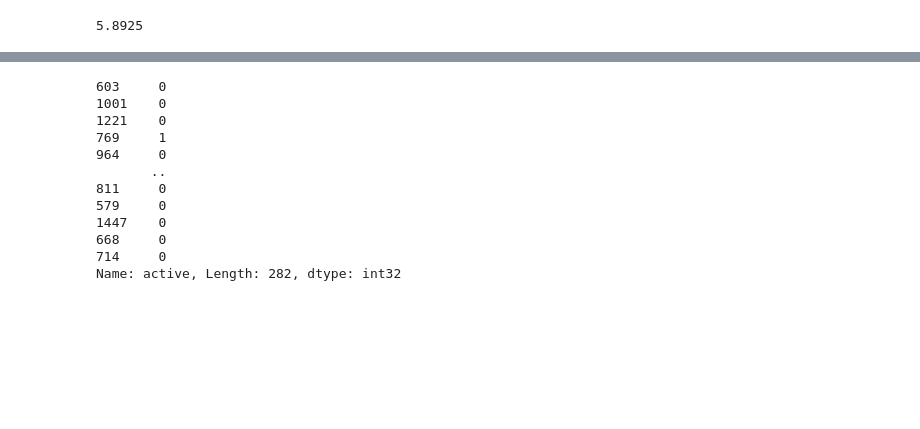
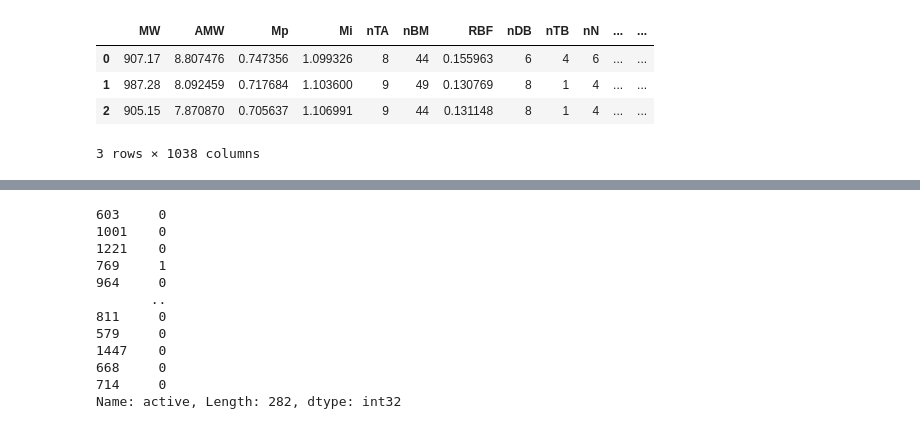
Before and after one commit to PaulC61/Cheminformatics, a Jupyter notebook: InternshipM2_BIU/WorkingEnvironment/Phase2/dsscModel.ipynb, the cells around one changed output, grey strips where cells are left out. Cells and saved outputs as stored; diff of their text form; code cells hidden in the pictures; blank space fills up the shorter version.

```diff
--- a/InternshipM2_BIU/WorkingEnvironment/Phase2/dsscModel.ipynb
+++ b/InternshipM2_BIU/WorkingEnvironment/Phase2/dsscModel.ipynb
@@ -46,8 +68,3 @@ for item in os.listdir('.'):
-# %%
-quartile = pd.qcut(y_values['noMetalsNoMixes']['PCE'], q=4, retbins=True)
-quartile[1][3]
-# %% [output]
-5.8925
 # %%
 def add_family_to_x(y_dict, x_dict):
     x_dict_plus_fam = dict()
@@ -57,0 +84,8 @@ def add_family_to_x(y_dict, x_dict):
+# %%
+X_dict['HadarDataSet'].head(3)
+# %% [output]
+|  | MW | AMW | Mp | Mi | nTA | nBM | RBF | nDB | nTB | nN | ... | ... |
+| 0 | 907.17 | 8.807476 | 0.747356 | 1.099326 | 8 | 44 | 0.155963 | 6 | 4 | 6 | ... | ... |
+| 1 | 987.28 | 8.092459 | 0.717684 | 1.103600 | 9 | 49 | 0.130769 | 8 | 1 | 4 | ... | ... |
+| 2 | 905.15 | 7.870870 | 0.705637 | 1.106991 | 9 | 44 | 0.131148 | 8 | 1 | 4 | ... | ... |
+3 rows × 1038 columns
```
Also changed, not shown: parts of 32 cells of this notebook, 1 other file.
